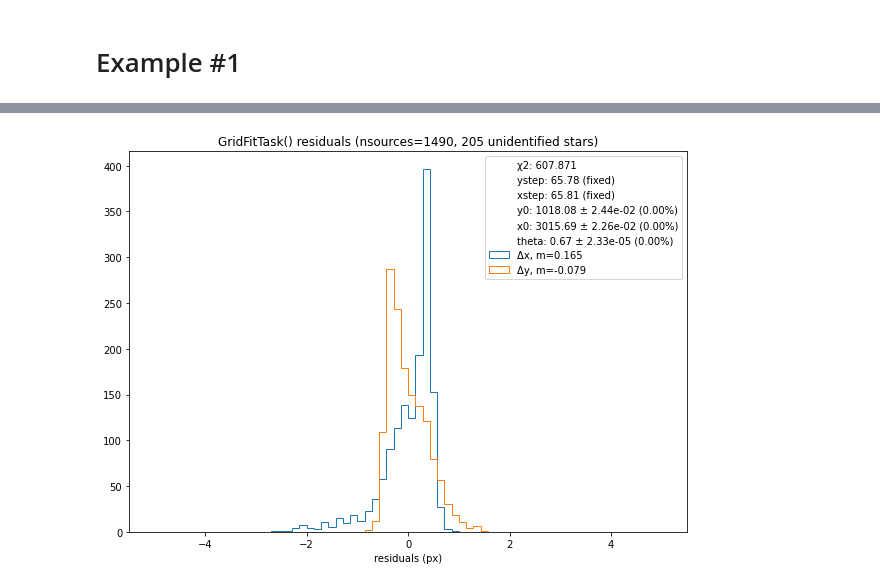
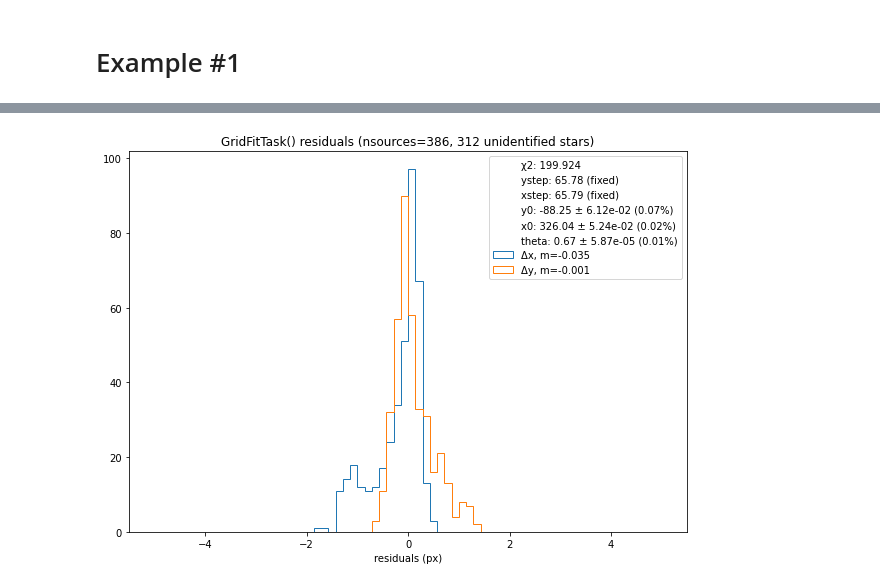
Before and after one commit to Snyder005/mixcoatl, a Jupyter notebook: notebooks/GridSpacingTests.ipynb, the cells around one changed output, grey strips where cells are left out. Cells and saved outputs as stored; diff of their text form; code cells hidden in the pictures.

```diff
--- a/notebooks/GridSpacingTests.ipynb
+++ b/notebooks/GridSpacingTests.ipynb
@@ -21,7 +22,7 @@ lct = LsstCameraTransforms(camera)
 # %% [markdown]
 # Example #1
 # %%
-i = 0
+i = 100
 infile = glob.glob("/home/abrought/DATA/12784_dither/*.cat")[i]
 
 gridfit_task = GridFitTask()
@@ -32,7 +33,6 @@ grid, result = gridfit_task.run(infile, ccd_type='E2V')
 gY, gX = grid.get_source_centroids(distorted=False)
 
 print("Fit results: ")
-print(grid.y0, grid.x0, grid.theta)
 print(fit_report(result))
 
 fig, ax = plt.subplots(1, 1, figsize=(11, 10))
@@ -63,22 +64,23 @@ Fit results:
 # %%
-residualsX, residualsY, nSources, nUnidentifiedPoints = fit_check(gridfit_task.srcX,gridfit_task.srcY,gX,gY, 'E2V')
+residualsX, residualsY, nSources, nUnidentifiedPoints, outliersX, outliersY = fit_check(gridfit_task.srcX,gridfit_task.srcY,gX,gY, 'E2V')
+
 plt.figure(1, figsize=(10,7))
 plt.hist(residualsX, bins=70, range=(-5,5), histtype='step', label='Δx, ' + "m=" + str(round(np.median(residualsX), 3)), log=False)
 plt.hist(residualsY, bins=70, range=(-5,5), histtype='step', label='Δy, ' + "m=" + str(round(np.median(residualsY), 3)), log=False)
 plt.xlabel("residuals (px)")
 plt.plot([], [], ' ', label="χ2: " + str(round(result.chisqr, 3)))
 
 for name in result.params:
     p = result.params[name]
     if p.vary:
         label = p.name + ": " + str(round(p.value,2)) + " ± " + str('{:.2e}'.format(p.stderr)) + ' ({:.2%})'.format(abs(p.stderr/p.value))
     else:
         label = p.name + ": " + str(round(p.value,2)) + " (fixed)"
 
     plt.plot([], [], ' ', label=label)
 
 plt.legend()
 plt.title("GridFitTask() residuals (nsources=" + str(nSources) + ", " + str(nUnidentifiedPoints) + " unidentified stars" + ")")
 plt.savefig("test-"+ str(i) + "-fit.png")
 # %% [output]
-[figure, old version]
+[figure, new version]
```
Also changed, not shown: parts of 5 cells of this notebook, 3 other files.
